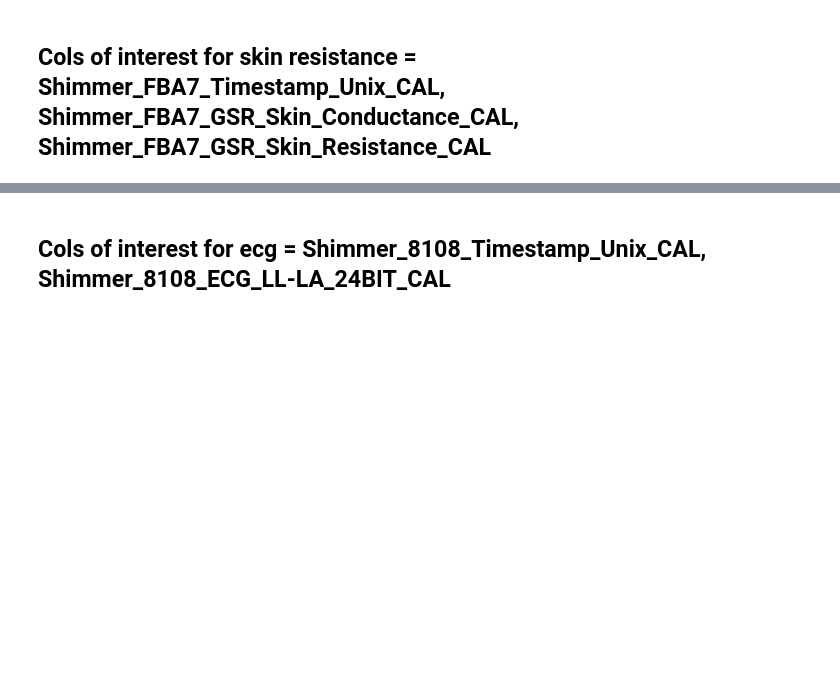
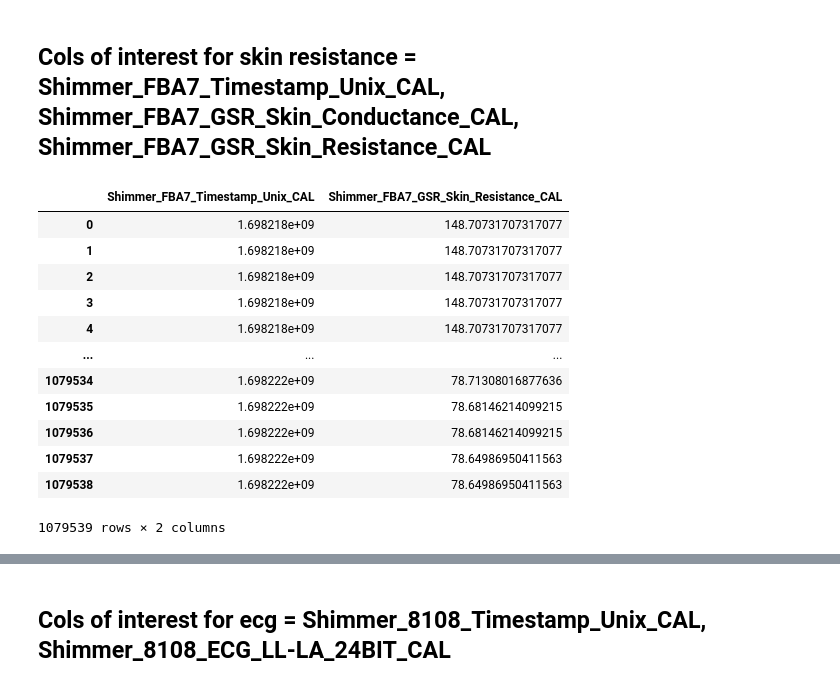
Before and after one commit to saifhanjra/tester_sony_digirelax, a Jupyter notebook: scripts/read_manipulate_psychopy_pretest.ipynb, the cells around one changed output, grey strips where cells are left out. Cells and saved outputs as stored; diff of their text form; code cells hidden in the pictures; blank space fills up the shorter version.

```diff
--- a/scripts/read_manipulate_psychopy_pretest.ipynb
+++ b/scripts/read_manipulate_psychopy_pretest.ipynb
@@ -78,3 +135,19 @@ skin_resis_shimmer_df = read_shimmer_sensor(skin_shimmer_file_path)
 skin_resis_shimmer_df = standardize_timestamps_shimmer(skin_resis_shimmer_df, "Shimmer_FBA7_Timestamp_Unix_CAL")
 skin_col_interest  = ["Shimmer_FBA7_Timestamp_Unix_CAL", "Shimmer_FBA7_GSR_Skin_Resistance_CAL"]
 skin_resis_shimmer_df_selected =skin_resis_shimmer_df[skin_col_interest]
+# %%
+skin_resis_shimmer_df_selected
+# %% [output]
+|  | Shimmer_FBA7_Timestamp_Unix_CAL | Shimmer_FBA7_GSR_Skin_Resistance_CAL |
+| 0 | 1.698218e+09 | 148.70731707317077 |
+| 1 | 1.698218e+09 | 148.70731707317077 |
+| 2 | 1.698218e+09 | 148.70731707317077 |
+| 3 | 1.698218e+09 | 148.70731707317077 |
+| 4 | 1.698218e+09 | 148.70731707317077 |
+| ... | ... | ... |
+| 1079534 | 1.698222e+09 | 78.71308016877636 |
+| 1079535 | 1.698222e+09 | 78.68146214099215 |
+| 1079536 | 1.698222e+09 | 78.68146214099215 |
+| 1079537 | 1.698222e+09 | 78.64986950411563 |
+| 1079538 | 1.698222e+09 | 78.64986950411563 |
+1079539 rows × 2 columns
```
Also changed, not shown: parts of 18 cells of this notebook, 2 other files.
